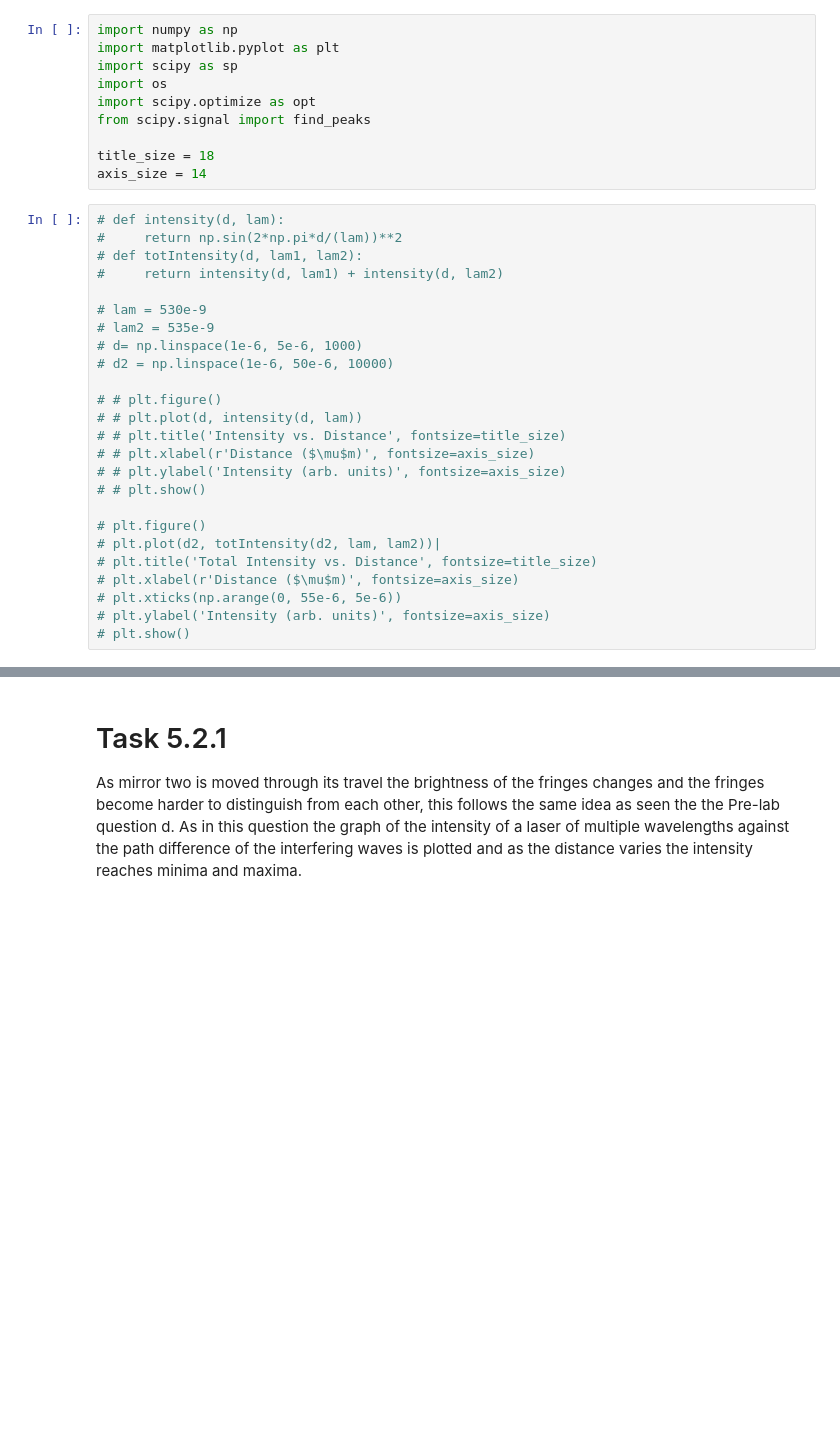
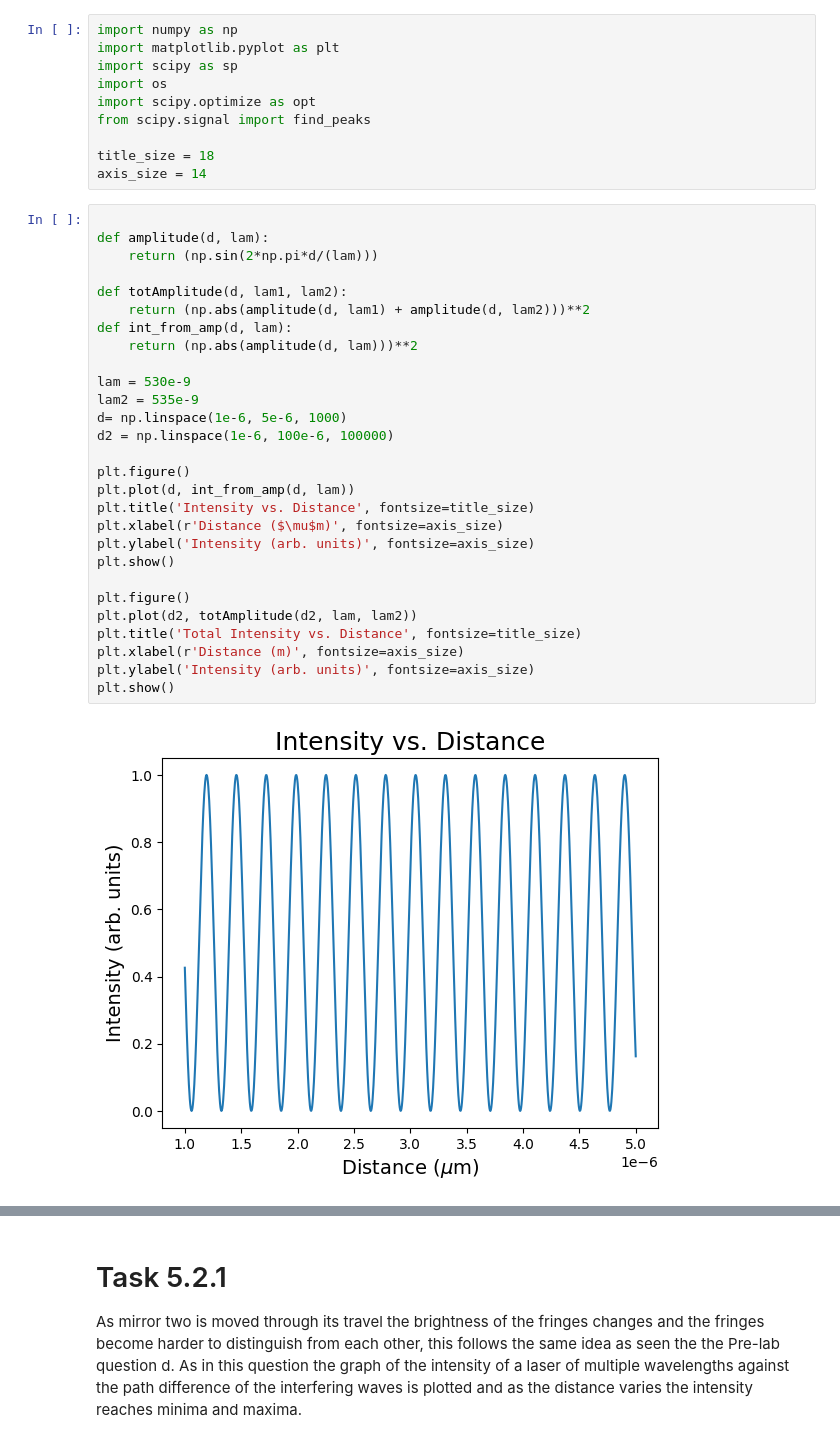
Before and after one commit to lewismcnish/Physics, a Jupyter notebook: Labs/Michelsons_Interferometer/Interferometry.ipynb, the cells around one changed output, grey strips where cells are left out. Drawn from its saved outputs; the diff is of its cells as text; blank space fills up the shorter version.

```diff
--- a/Labs/Michelsons_Interferometer/Interferometry.ipynb
+++ b/Labs/Michelsons_Interferometer/Interferometry.ipynb
@@ -38,27 +38,32 @@ from scipy.signal import find_peaks
 title_size = 18
 axis_size = 14
 # %%
-# def intensity(d, lam):
-#     return np.sin(2*np.pi*d/(lam))**2
-# def totIntensity(d, lam1, lam2):
-#     return intensity(d, lam1) + intensity(d, lam2)
 
-# lam = 530e-9
-# lam2 = 535e-9
-# d= np.linspace(1e-6, 5e-6, 1000)
-# d2 = np.linspace(1e-6, 50e-6, 10000)
+def amplitude(d, lam):
+    return (np.sin(2*np.pi*d/(lam)))
 
-# # plt.figure()
-# # plt.plot(d, intensity(d, lam))
-# # plt.title('Intensity vs. Distance', fontsize=title_size)
-# # plt.xlabel(r'Distance ($\mu$m)', fontsize=axis_size)
-# # plt.ylabel('Intensity (arb. units)', fontsize=axis_size)
-# # plt.show()
+def totAmplitude(d, lam1, lam2):
+    return (np.abs(amplitude(d, lam1) + amplitude(d, lam2)))**2
+def int_from_amp(d, lam):
+    return (np.abs(amplitude(d, lam)))**2
 
-# plt.figure()
-# plt.plot(d2, totIntensity(d2, lam, lam2))|
-# plt.title('Total Intensity vs. Distance', fontsize=title_size)
-# plt.xlabel(r'Distance ($\mu$m)', fontsize=axis_size)
-# plt.xticks(np.arange(0, 55e-6, 5e-6))
-# plt.ylabel('Intensity (arb. units)', fontsize=axis_size)
-# plt.show()
+lam = 530e-9
+lam2 = 535e-9
+d= np.linspace(1e-6, 5e-6, 1000)
+d2 = np.linspace(1e-6, 100e-6, 100000)
+
+plt.figure()
+plt.plot(d, int_from_amp(d, lam))
+plt.title('Intensity vs. Distance', fontsize=title_size)
+plt.xlabel(r'Distance ($\mu$m)', fontsize=axis_size)
+plt.ylabel('Intensity (arb. units)', fontsize=axis_size)
+plt.show()
+
+plt.figure()
+plt.plot(d2, totAmplitude(d2, lam, lam2))
+plt.title('Total Intensity vs. Distance', fontsize=title_size)
+plt.xlabel(r'Distance (m)', fontsize=axis_size)
+plt.ylabel('Intensity (arb. units)', fontsize=axis_size)
+plt.show()
+# %% [output]
+[figure, added]
```
Also changed, not shown: parts of 18 cells of this notebook.
